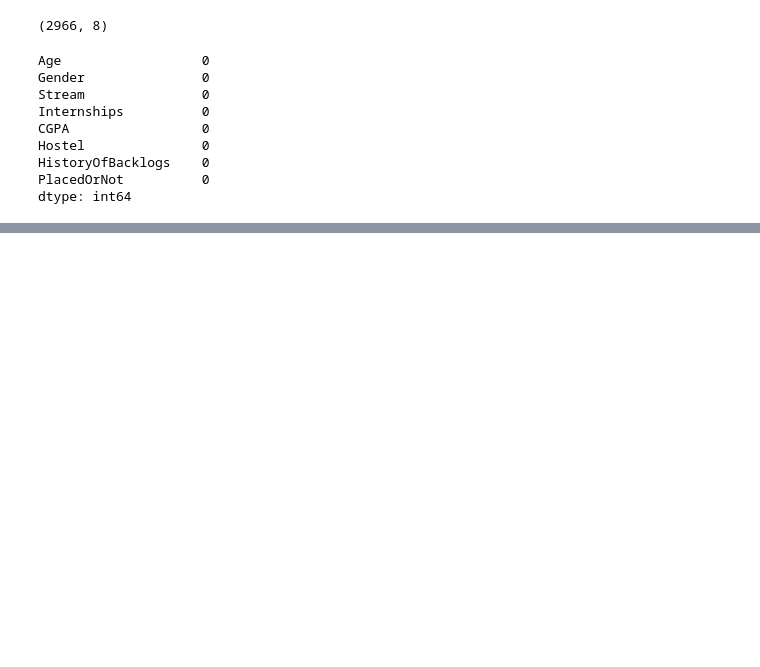
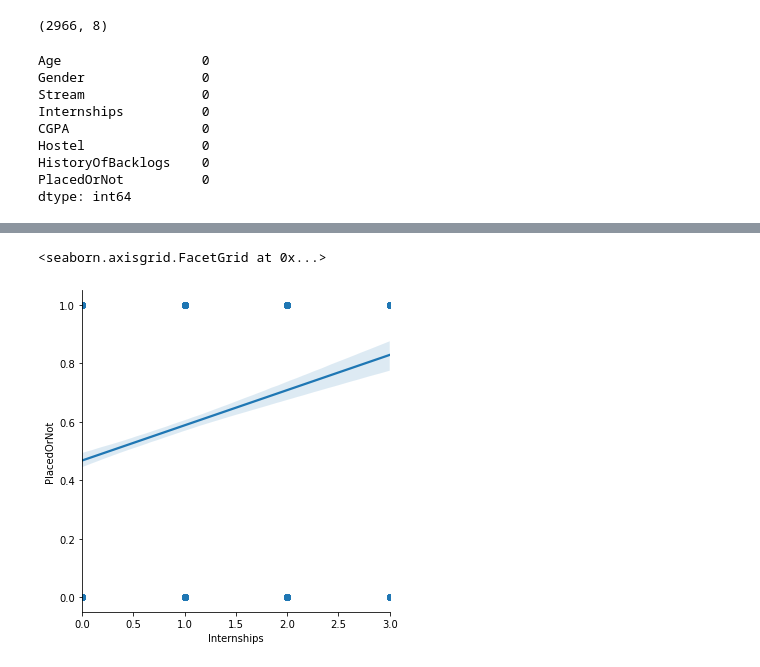
Before and after one commit to IkeLyons/HW1_LogisticRegression, a Jupyter notebook: LogisticRegression.ipynb, the cells around one changed output, grey strips where cells are left out. Drawn from its saved outputs; the diff is of its cells as text; code cells hidden in the pictures; blank space fills up the shorter version.

```diff
--- a/LogisticRegression.ipynb
+++ b/LogisticRegression.ipynb
@@ -69,0 +116,6 @@ dtype: int64
+# %%
+# Check if there is obvious correlation between number of internships and placement
+sb.lmplot(x='Internships', y='PlacedOrNot', data=dataset)
+# %% [output]
+<seaborn.axisgrid.FacetGrid at 0x...>
+[figure, added]
```
Also changed, not shown: parts of 18 cells of this notebook.
